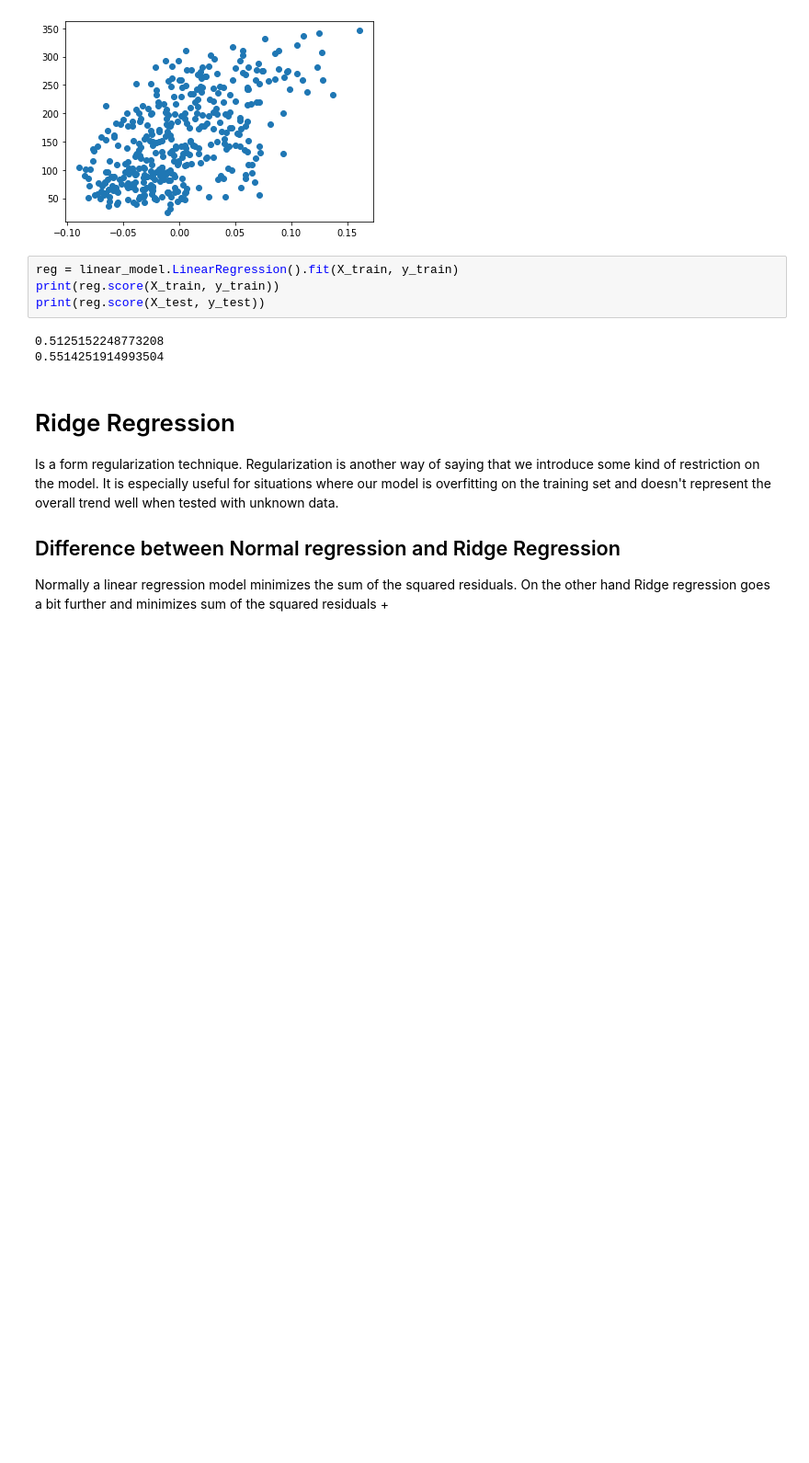
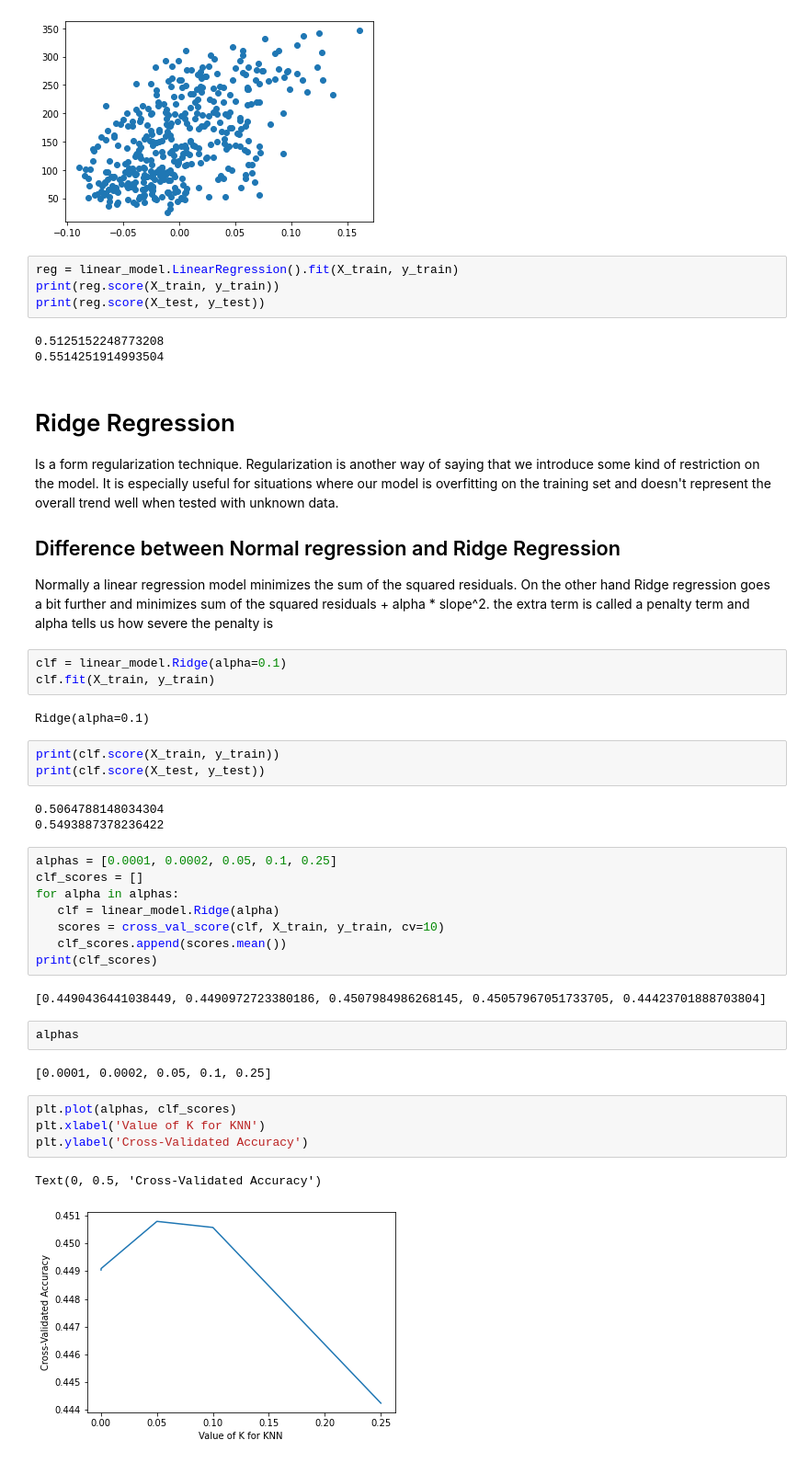
Before and after one commit to silvererudite/30-for-30-ml-projects, a Jupyter notebook: supervised/ridge-regression-in-depth.ipynb, the cells around one changed output. Shown at 92% size. Saved outputs shown, nothing was run; the diff lists cells and outputs as text; blank space fills up the shorter version.

Commit message:
Day 45: Kaggle Notebook | Ridge regression in depth | Cross-validation

```diff
--- a/supervised/ridge-regression-in-depth.ipynb
+++ b/supervised/ridge-regression-in-depth.ipynb
@@ -83,4 +84,36 @@ print(reg.score(X_test, y_test))
 # Ridge Regression
 Is a form regularization technique. Regularization is another way of saying that we introduce some kind of restriction on the model. It is especially useful for situations where our model is overfitting on the training set and doesn't represent the overall trend well when tested with unknown data.
 ## Difference between Normal regression and Ridge Regression
-Normally a linear regression model minimizes the sum of the squared residuals. On the other hand Ridge regression goes a bit further and minimizes sum of the squared residuals +
+Normally a linear regression model minimizes the sum of the squared residuals. On the other hand Ridge regression goes a bit further and minimizes sum of the squared residuals + alpha * slope^2. the extra term is called a penalty term and alpha tells us how severe the penalty is
+# %%
+clf = linear_model.Ridge(alpha=0.1)
+clf.fit(X_train, y_train)
+# %% [output]
+Ridge(alpha=0.1)
+# %%
+print(clf.score(X_train, y_train))
+print(clf.score(X_test, y_test))
+# %% [output]
+0.5064788148034304
+0.5493887378236422
+# %%
+alphas = [0.0001, 0.0002, 0.05, 0.1, 0.25]
+clf_scores = []
+for alpha in alphas:
+   clf = linear_model.Ridge(alpha)
+   scores = cross_val_score(clf, X_train, y_train, cv=10)
+   clf_scores.append(scores.mean())
+print(clf_scores)
+# %% [output]
+[0.4490436441038449, 0.4490972723380186, 0.4507984986268145, 0.45057967051733705, 0.44423701888703804]
+# %%
+alphas
+# %% [output]
+[0.0001, 0.0002, 0.05, 0.1, 0.25]
+# %%
+plt.plot(alphas, clf_scores)
+plt.xlabel('Value of K for KNN')
+plt.ylabel('Cross-Validated Accuracy')
+# %% [output]
+Text(0, 0.5, 'Cross-Validated Accuracy')
+[figure, added]
```
Also changed, not shown: parts of 2 cells of this notebook.
